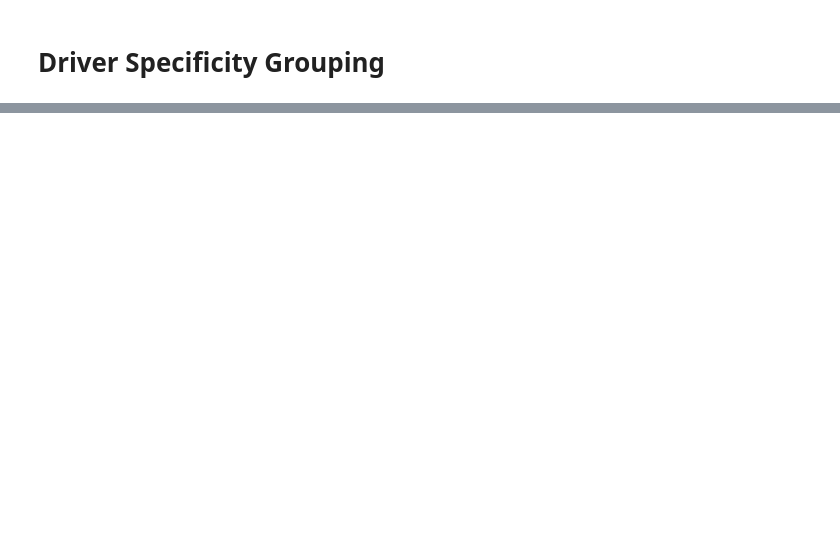
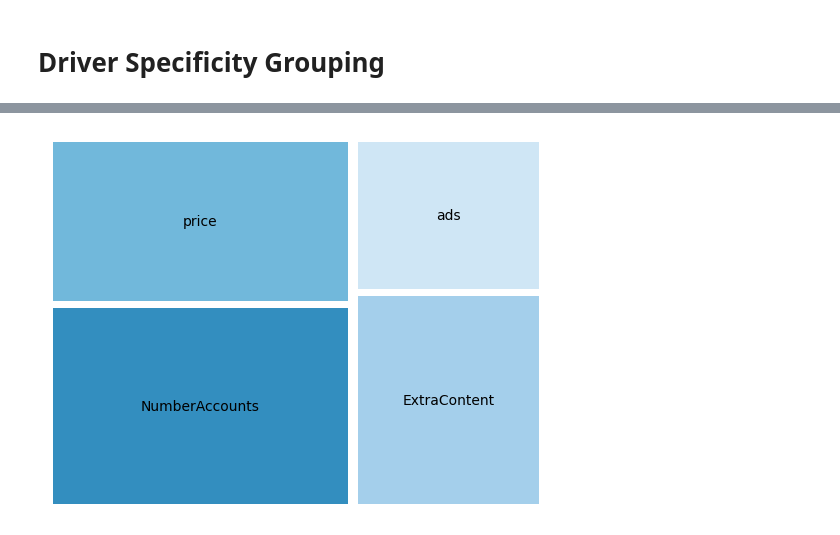
Before and after one commit to kjon-life/conjoint_analyses, a Jupyter notebook: notebooks/Conjoint_Analysis.ipynb, the cells around one changed output, grey strips where cells are left out. Cells and saved outputs as stored; diff of their text form; code cells hidden in the pictures; blank space fills up the shorter version.

```diff
--- a/notebooks/Conjoint_Analysis.ipynb
+++ b/notebooks/Conjoint_Analysis.ipynb
@@ -253,0 +282,4 @@ plt.show()
+# %%
+# The manual calculation (there are functions for this, but...)
+importance_per_feature = {k: max(v) - min(v) for k, v in features_partworth.items()}
+importance_per_feature
@@ -253,0 +291,4 @@ plt.show()
+# %%
+# Sum the importances
+total_importances = sum(importance_per_feature.values())
+total_importances
@@ -253,0 +297,6 @@ plt.show()
+# %%
+# Relative importance
+relative_importance_per_feature = {
+    k: round(100* v/total_importances,1) for k, v in importance_per_feature.items()
+}
+relative_importance_per_feature
@@ -253,0 +305,6 @@ plt.show()
+# %%
+# Build dataframe
+df_importances = pd.DataFrame(
+    list(relative_importance_per_feature.items()),
+        columns = ['feature', 'relative_importance'])
+df_importances
@@ -253,0 +317,12 @@ plt.show()
+# %%
+# In which we finally get to use squarify for effective visual communication and to express hierarchy in visual terms.
+
+squarify.plot(sizes = df_importances.relative_importance,
+              label = df_importances.feature,
+              color = ["#0072af", "#4da6d3", "#8dc3e6", "#c4e0f3"],
+              alpha = 0.8,
+              pad = 1)
+plt.axis("off")
+plt.show()
+# %% [output]
+[figure, added]
```
Also changed, not shown: parts of 20 cells of this notebook.
